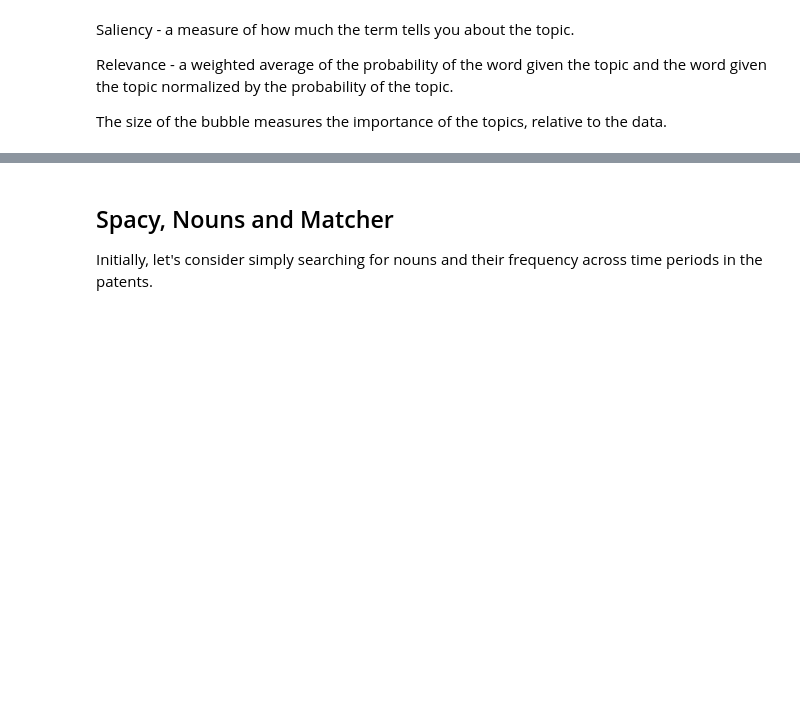
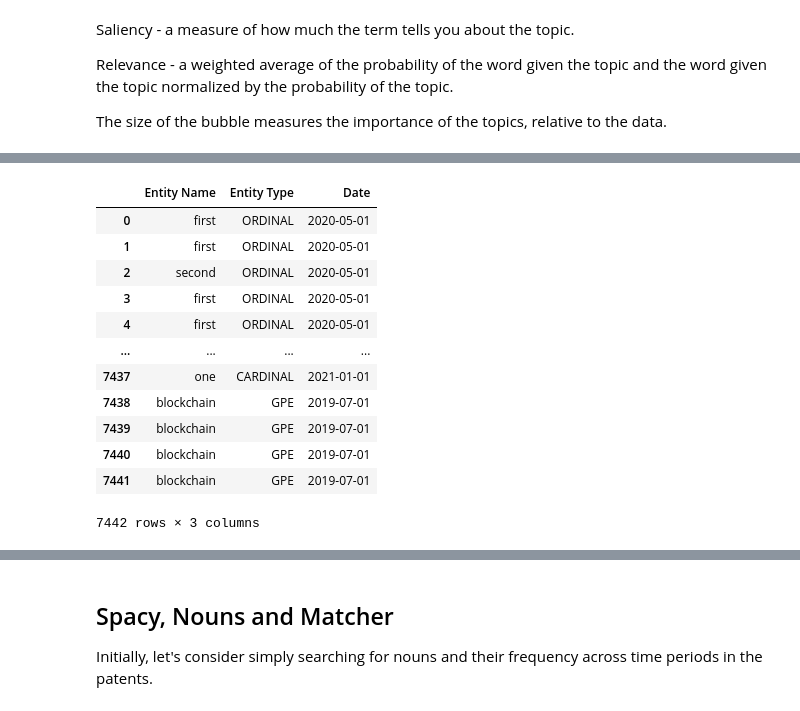
Before and after one commit to michaelmml/NLP-Information-Extraction, a Jupyter notebook: PatentKeywords.ipynb, the cells around one changed output, grey strips where cells are left out. Drawn from its saved outputs; the diff is of its cells as text; code cells hidden in the pictures; blank space fills up the shorter version.

```diff
--- a/PatentKeywords.ipynb
+++ b/PatentKeywords.ipynb
@@ -360,0 +420,16 @@ The size of the bubble measures the importance of the topics, relative to the da
+# %%
+entity_frame
+# %% [output]
+|  | Entity Name | Entity Type | Date |
+| 0 | first | ORDINAL | 2020-05-01 |
+| 1 | first | ORDINAL | 2020-05-01 |
+| 2 | second | ORDINAL | 2020-05-01 |
+| 3 | first | ORDINAL | 2020-05-01 |
+| 4 | first | ORDINAL | 2020-05-01 |
+| ... | ... | ... | ... |
+| 7437 | one | CARDINAL | 2021-01-01 |
+| 7438 | blockchain | GPE | 2019-07-01 |
+| 7439 | blockchain | GPE | 2019-07-01 |
+| 7440 | blockchain | GPE | 2019-07-01 |
+| 7441 | blockchain | GPE | 2019-07-01 |
+7442 rows × 3 columns
```
Also changed, not shown: parts of 16 cells of this notebook.
